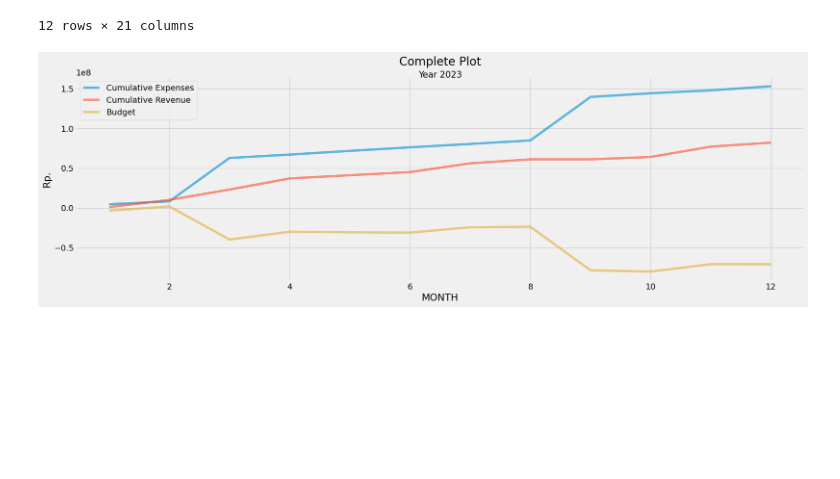
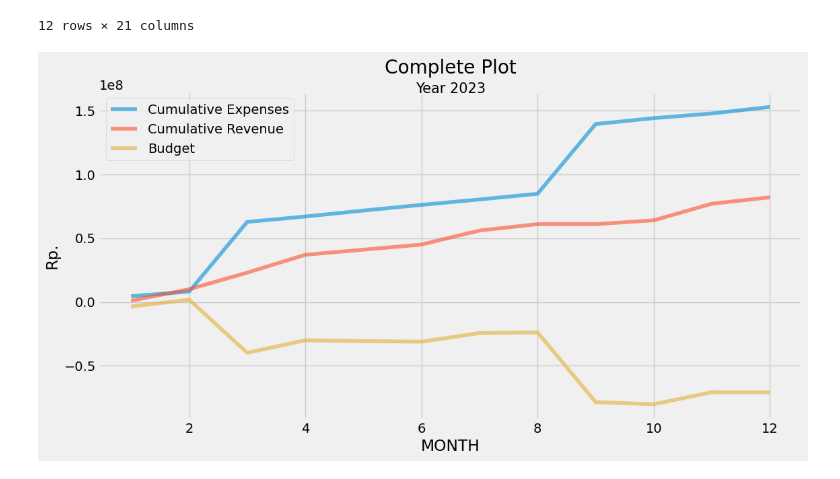
Before and after one commit to AtlasCJr/pfm, a Jupyter notebook: Analysis.ipynb, the cells around one changed output. Cells and saved outputs as stored; diff of their text form; code cells hidden in the pictures; blank space fills up the shorter version.

```diff
--- a/Analysis.ipynb
+++ b/Analysis.ipynb
@@ -25,6 +22,6 @@ df = getTransaction(myAcc)
 # %%
 class enrichedData:
-    def __init__(self, old_data: pd.DataFrame, data: pd.DataFrame, figsize: tuple[int, int] = (20, 6)) -> None:
+    def __init__(self, old_data: pd.DataFrame, data: pd.DataFrame, figsize: tuple[int, int] = (12, 6)) -> None:
         self.old_data = old_data
         self.data = data
         self.figsize = figsize
@@ -139,6 +136,6 @@ myData.data[myData.data['Features', 'YEAR'] == 2023].groupby(myData.data['Featur
 | 12 | 3571000 | 480000.0 | 850000.0 | 200000.0 | 0.0 | 0.0 | 5101000.0 | 0.0 | 5000000.0 | 0.0 | ... | ... |
 12 rows × 21 columns
 # %%
-myData.plotAll("MONTH", "YEAR", ())
+myData.plotAll("MONTH", "YEAR", (0))
 # %% [output]
-[figure, old version]
+[figure, new version]
```
Also changed, not shown: parts of 2 cells of this notebook, 9 other files.
